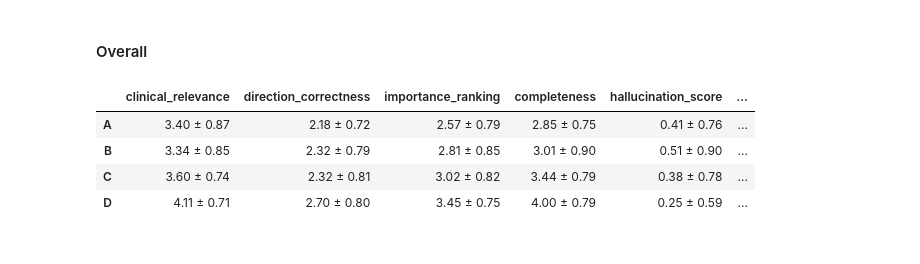
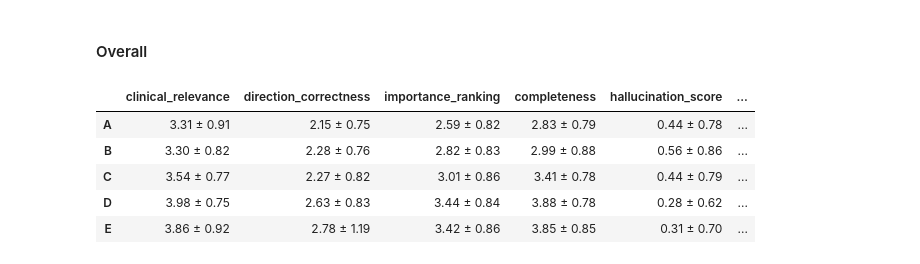
Before and after one commit to arinapetukhova/trusted_llm_risk_profiling, a Jupyter notebook: ranking_methods/ranking_check.ipynb, the cells around one changed output. Saved outputs shown, nothing was run; the diff lists cells and outputs as text; code cells hidden in the pictures.

```diff
--- a/ranking_check.ipynb
+++ b/ranking_methods/ranking_check.ipynb
@@ -763,7 +923,7 @@ with ThreadPoolExecutor(max_workers=8) as executor:
 import pandas as pd
 
 results = pd.read_json(
-    "judge_results.jsonl",
+    "judge_results_with_filtered_shap.jsonl",
     lines=True
 )
 # %%
@@ -785,7 +945,7 @@ for _, r in results.iterrows():
         "best_method": r["response_json"]["best_method"]
     }
 
-    for method in ["A", "B", "C", "D"]:
+    for method in ["A", "B", "C", "D", "E"]:
         for metric, value in methods[method].items():
             if metric != "reason":
                 row[f"{method}_{metric}"] = value
@@ -1108,0 +1271,37 @@ summary_D
+# %%
+method = "E"
+
+results = []
+groups = ["TP", "TN", "FP", "FN"]
+for g in groups:
+
+    df_group = judge_df[judge_df.group == g]
+
+    for c in contexts:
+
+        df = df_group[df_group.context_type == c]
+
+        if len(df) == 0:
+            continue
+
+        row = {
+            "group": g,
+            "context": c,
+            "N": len(df)
+        }
+
+        for metric in metrics:
+
+            row[metric] = (
+                f"{df[f'{method}_{metric}'].mean():.2f} ± "
+                f"{df[f'{method}_{metric}'].std():.2f}"
+            )
+
+        row["wins"] = (
+            (df.best_method == method).mean()
+        )
+
+        results.append(row)
+
+summary_E = pd.DataFrame(results)
+summary_E
@@ -1117,7 +1334,7 @@ metrics_without_hall = [
     "overall_quality"
 ]
 
-for method in ["A", "B", "C", "D"]:
+for method in ["A", "B", "C", "D", "E"]:
 
     judge_df[f"{method}_total_score"] = (
         judge_df[[f"{method}_{m}" for m in metrics_without_hall]]
@@ -1126,32 +1343,33 @@ for method in ["A", "B", "C", "D"]:
 # %%
 summary = {}
 
-for method in ["A", "B", "C", "D"]:
+for method in ["A", "B", "C", "D", "E"]:
 
     row = {}
 
     for metric in metrics:
         row[metric] = (
             f"{judge_df[f'{method}_{metric}'].mean():.2f} ± "
             f"{judge_df[f'{method}_{metric}'].std():.2f}"
         )
 
     row["total_score"] = (
         f"{judge_df[f'{method}_total_score'].mean():.2f} ± "
         f"{judge_df[f'{method}_total_score'].std():.2f}"
     )
 
     row["wins"] = (
         f"{100 * (judge_df.best_method == method).mean():.1f}%"
     )
 
     summary[method] = row
 
 summary = pd.DataFrame(summary).T
 summary
 # %% [output]
 |  | clinical_relevance | direction_correctness | importance_ranking | completeness | hallucination_score | ... |
-| A | 3.40 ± 0.87 | 2.18 ± 0.72 | 2.57 ± 0.79 | 2.85 ± 0.75 | 0.41 ± 0.76 | ... |
-| B | 3.34 ± 0.85 | 2.32 ± 0.79 | 2.81 ± 0.85 | 3.01 ± 0.90 | 0.51 ± 0.90 | ... |
-| C | 3.60 ± 0.74 | 2.32 ± 0.81 | 3.02 ± 0.82 | 3.44 ± 0.79 | 0.38 ± 0.78 | ... |
-| D | 4.11 ± 0.71 | 2.70 ± 0.80 | 3.45 ± 0.75 | 4.00 ± 0.79 | 0.25 ± 0.59 | ... |
+| A | 3.31 ± 0.91 | 2.15 ± 0.75 | 2.59 ± 0.82 | 2.83 ± 0.79 | 0.44 ± 0.78 | ... |
+| B | 3.30 ± 0.82 | 2.28 ± 0.76 | 2.82 ± 0.83 | 2.99 ± 0.88 | 0.56 ± 0.86 | ... |
+| C | 3.54 ± 0.77 | 2.27 ± 0.82 | 3.01 ± 0.86 | 3.41 ± 0.78 | 0.44 ± 0.79 | ... |
+| D | 3.98 ± 0.75 | 2.63 ± 0.83 | 3.44 ± 0.84 | 3.88 ± 0.78 | 0.28 ± 0.62 | ... |
+| E | 3.86 ± 0.92 | 2.78 ± 1.19 | 3.42 ± 0.86 | 3.85 ± 0.85 | 0.31 ± 0.70 | ... |
```
Also changed, not shown: parts of 15 cells of this notebook.
